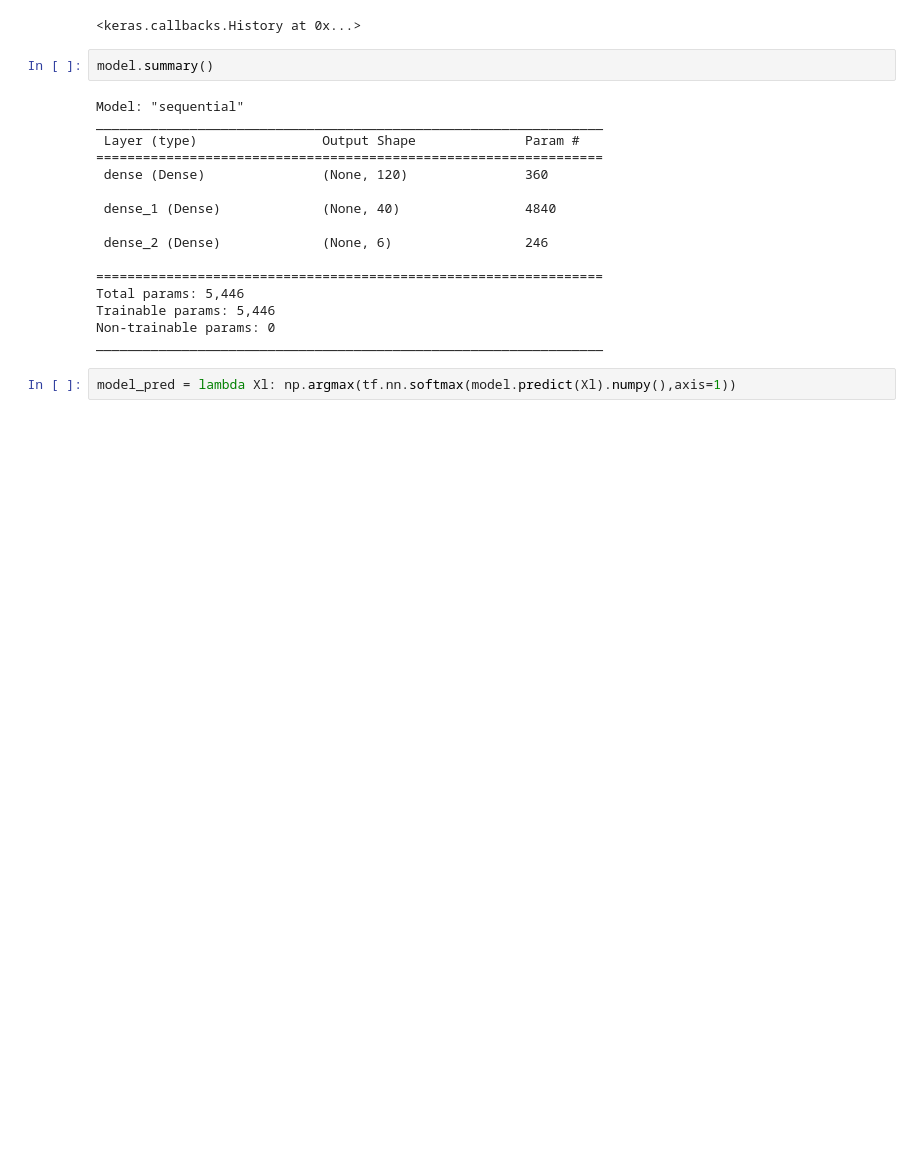
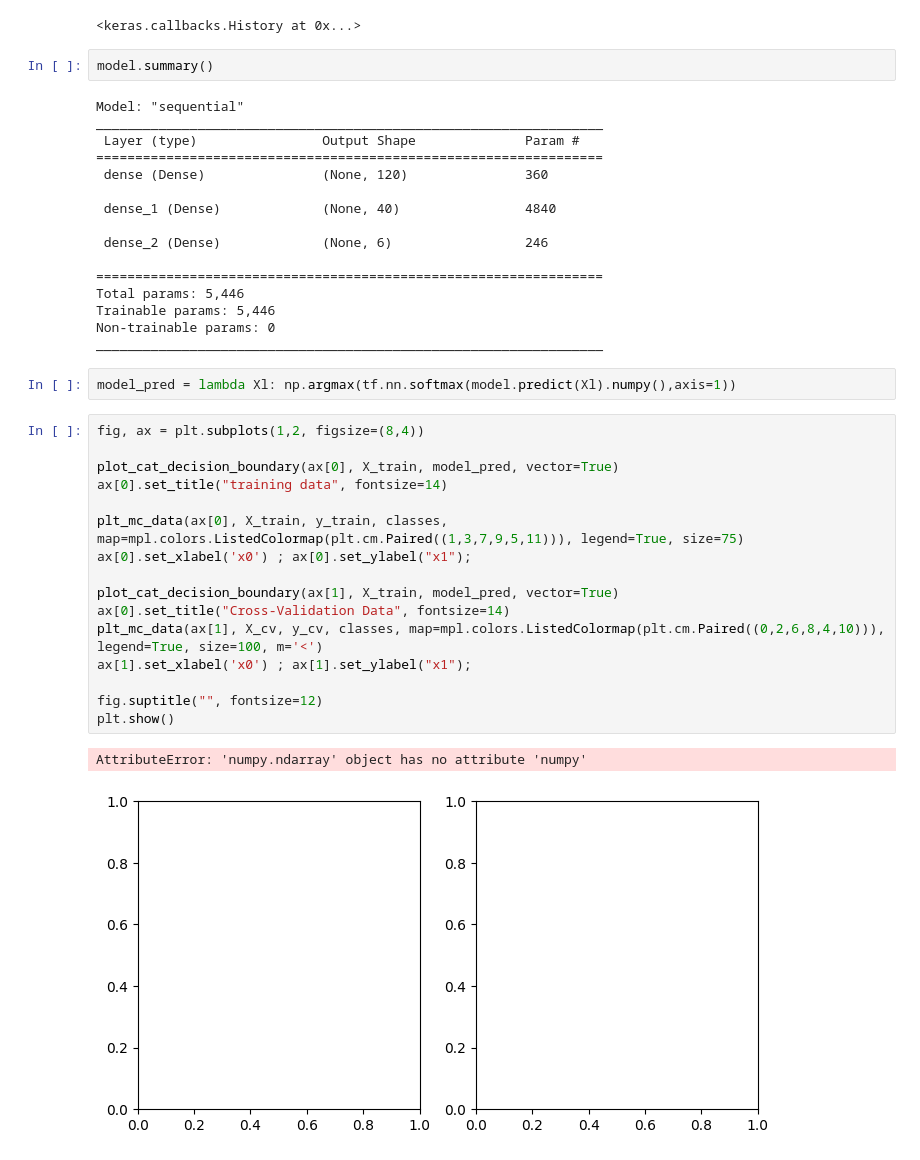
Before and after one commit to SaiVenkatesh007/Regularized-Neural-Network, a Jupyter notebook: code.ipynb, the cells around one changed output. Cells and saved outputs as stored; diff of their text form; blank space fills up the shorter version.

```diff
--- a/code.ipynb
+++ b/code.ipynb
@@ -232,3 +234,22 @@ Non-trainable params: 0
 _________________________________________________________________
 # %%
 model_pred = lambda Xl: np.argmax(tf.nn.softmax(model.predict(Xl).numpy(),axis=1))
+# %%
+fig, ax = plt.subplots(1,2, figsize=(8,4))
+
+plot_cat_decision_boundary(ax[0], X_train, model_pred, vector=True)
+ax[0].set_title("training data", fontsize=14)
+
+plt_mc_data(ax[0], X_train, y_train, classes, map=mpl.colors.ListedColormap(plt.cm.Paired((1,3,7,9,5,11))), legend=True, size=75)
+ax[0].set_xlabel('x0') ; ax[0].set_ylabel("x1");
+
+plot_cat_decision_boundary(ax[1], X_train, model_pred, vector=True)
+ax[0].set_title("Cross-Validation Data", fontsize=14)
+plt_mc_data(ax[1], X_cv, y_cv, classes, map=mpl.colors.ListedColormap(plt.cm.Paired((0,2,6,8,4,10))), legend=True, size=100, m='<')
+ax[1].set_xlabel('x0') ; ax[1].set_ylabel("x1");
+
+fig.suptitle("", fontsize=12)
+plt.show()
+# %% [output]
+AttributeError: 'numpy.ndarray' object has no attribute 'numpy'
+[figure, added]
```
Also changed, not shown: parts of 2 cells of this notebook.
